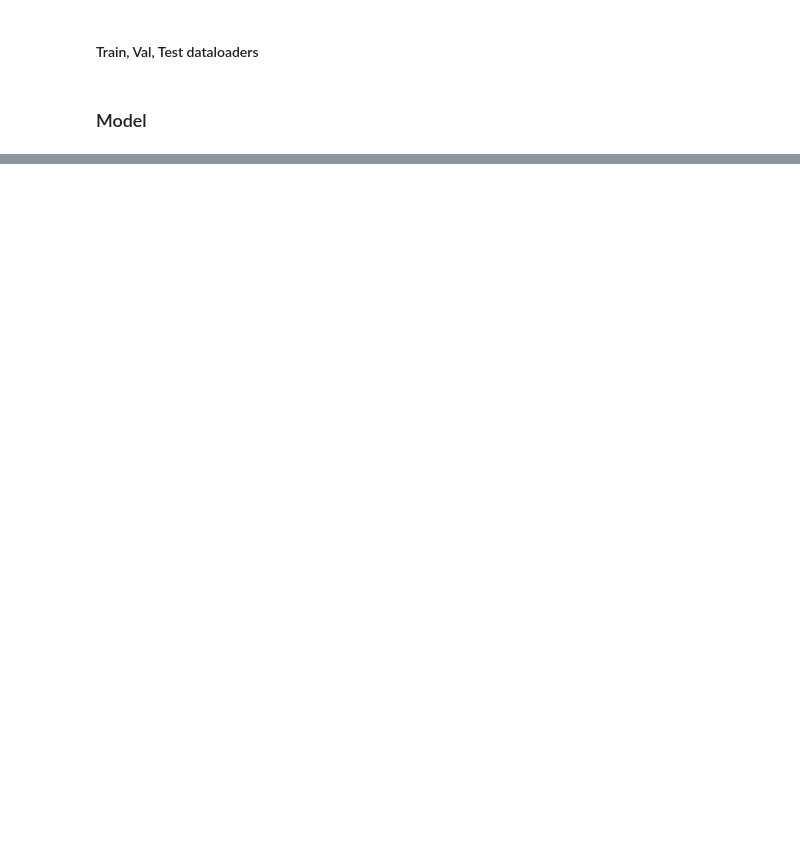
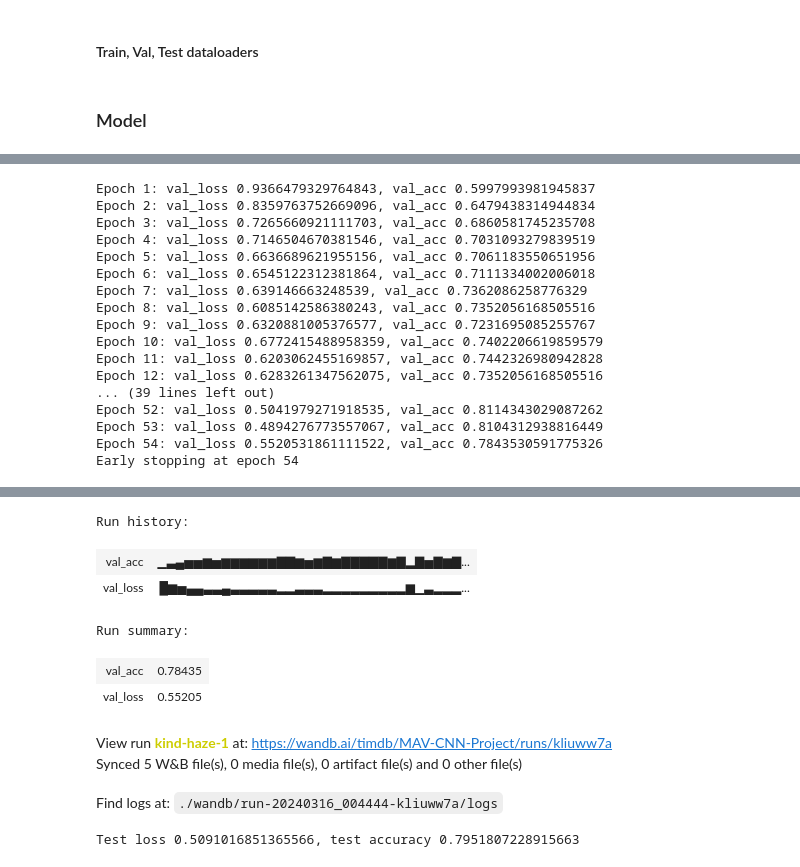
Before and after one commit to Timdnb/CNN-for-Micro-Air-Vehicles, a Jupyter notebook: MAV_conv.ipynb, the cells around one changed output, grey strips where cells are left out. Cells and saved outputs as stored; diff of their text form; code cells hidden in the pictures; blank space fills up the shorter version.

```diff
--- a/MAV_conv.ipynb
+++ b/MAV_conv.ipynb
@@ -216,3 +183,0 @@ class CNN_simple(nn.Sequential):
-# %%
-device = torch.device("cuda" if torch.cuda.is_available() else "cpu")
-print(device)
@@ -268,11 +231,10 @@ def evaluate_model(model, loader):
 
     return total_loss / len(loader), correct / total
 # %%
-num_epochs = 100
 early_stopper = EarlyStopper(patience=10, min_delta=0.01)
 
 # Train the model
-def train_model(model, train_loader, val_loader, num_epochs):
+def train_model(model, train_loader, val_loader, num_epochs, label_smoothing, learning_rate, momentum):
     """
     Train the model.
 
@@ -285,8 +247,8 @@ def train_model(model, train_loader, val_loader, num_epochs):
     Returns:
         The best model found during training.
     """
-    loss_fn = nn.CrossEntropyLoss(label_smoothing=0.1)
-    optimizer = optim.SGD(model.parameters(), lr=0.001, momentum=0.9)
+    loss_fn = nn.CrossEntropyLoss(label_smoothing=label_smoothing)
+    optimizer = optim.SGD(model.parameters(), lr=learning_rate, momentum=momentum)
     best_model = None
     best_val_loss = float('inf')
 
@@ -316,6 +278,8 @@ def train_model(model, train_loader, val_loader, num_epochs):
             best_val_loss = val_loss
             best_model = copy.deepcopy(model)
 
+        wandb.log({"val_acc": val_acc, "val_loss": val_loss})
+
         if early_stopper.early_stop(val_loss):
             print(f'Early stopping at epoch {epoch + 1}')
             break
@@ -346,0 +288,27 @@ Estimated Total Size (MB): 1.14
+# %%
+# Create a new model and train it
+model = CNN()
+model.to(device)
+summary(model, (1, 130, 60))
+
+num_epochs = 100
+label_smoothing = 0.1
+learning_rate = 0.001
+momentum = 0.9
+
+model_name = f"CNN-e{num_epochs}-ls{label_smoothing}-lr{learning_rate}-m{momentum}"
+
+# Define script parameters for wandb
+wandb.init(
+    # set the wandb project where this run will be logged
+    project="MAV-CNN-Project",
+
+    # track hyperparameters and run metadata
+    config={
+    "learning_rate": learning_rate,
+    "architecture": "CNN",
+    "epochs": num_epochs,
+    "label_smoothing": label_smoothing,
+    "momentum": momentum,
+    }
+)
@@ -347,6 +341,25 @@ Estimated Total Size (MB): 1.14
 # %%
-best_model = train_model(model, train_loader, val_loader, num_epochs)
+best_model = train_model(model, train_loader, val_loader, num_epochs, label_smoothing, learning_rate, momentum)
+wandb.finish()
 
 # Evaluate the best model
 test_loss, test_acc = evaluate_model(best_model, test_loader)
 print(f'Test loss {test_loss}, test accuracy {test_acc}')
+# %% [output]
+Epoch 1: val_loss 0.9366479329764843, val_acc 0.5997993981945837
+Epoch 2: val_loss 0.8359763752669096, val_acc 0.6479438314944834
+Epoch 3: val_loss 0.7265660921111703, val_acc 0.6860581745235708
+Epoch 4: val_loss 0.7146504670381546, val_acc 0.7031093279839519
+Epoch 5: val_loss 0.6636689621955156, val_acc 0.7061183550651956
+Epoch 6: val_loss 0.6545122312381864, val_acc 0.7111334002006018
+Epoch 7: val_loss 0.639146663248539, val_acc 0.7362086258776329
+Epoch 8: val_loss 0.6085142586380243, val_acc 0.7352056168505516
+Epoch 9: val_loss 0.6320881005376577, val_acc 0.7231695085255767
+Epoch 10: val_loss 0.6772415488958359, val_acc 0.7402206619859579
+Epoch 11: val_loss 0.6203062455169857, val_acc 0.7442326980942828
+Epoch 12: val_loss 0.6283261347562075, val_acc 0.7352056168505516
+... (39 lines left out)
+Epoch 52: val_loss 0.5041979271918535, val_acc 0.8114343029087262
+Epoch 53: val_loss 0.4894276773557067, val_acc 0.8104312938816449
+Epoch 54: val_loss 0.5520531861111522, val_acc 0.7843530591775326
+Early stopping at epoch 54
@@ -353,2 +367,12 @@ print(f'Test loss {test_loss}, test accuracy {test_acc}')
+Run history:
+| val_acc | ▁▃▄▅▅▆▅▆▆▆▆▆▆▇▇▆▅▆▇▆▇▇▇▇▇▆▇▂▇▅▇▆▇... |
+| val_loss | █▆▅▄▄▃▃▄▃▃▃▃▃▂▂▃▃▃▂▂▂▂▂▂▂▂▂▆▁▃▂▂▂... |
+Run summary:
+| val_acc | 0.78435 |
+| val_loss | 0.55205 |
+View run kind-haze-1 at: https://wandb.ai/timdb/MAV-CNN-Project/runs/kliuww7a
+Synced 5 W&B file(s), 0 media file(s), 0 artifact file(s) and 0 other file(s)
+Find logs at: ./wandb/run-20240316_004444-kliuww7a/logs
+Test loss 0.5091016851365566, test accuracy 0.7951807228915663
 # %%
 # save model
```
Also changed, not shown: parts of 19 cells of this notebook, 1 other file.
